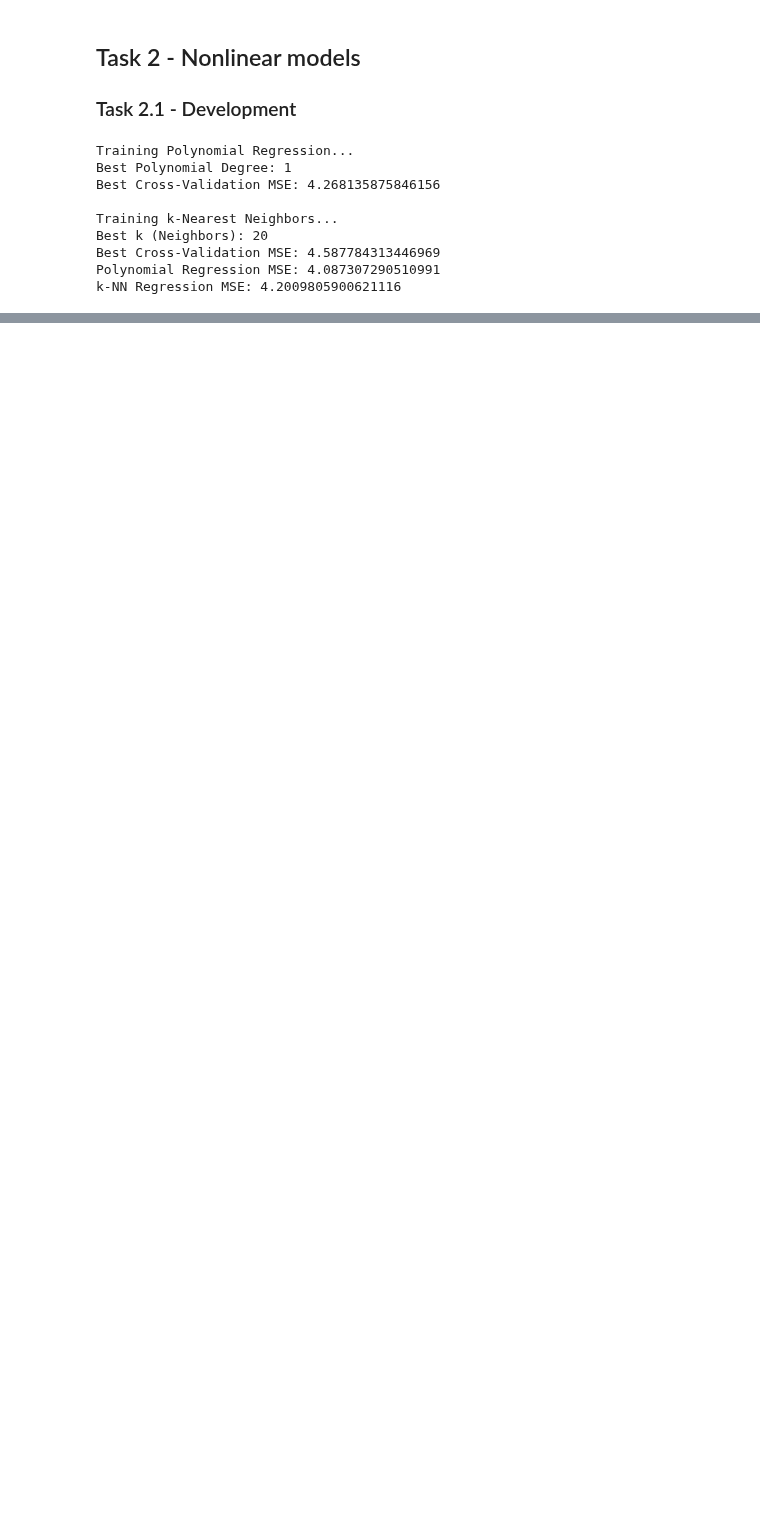
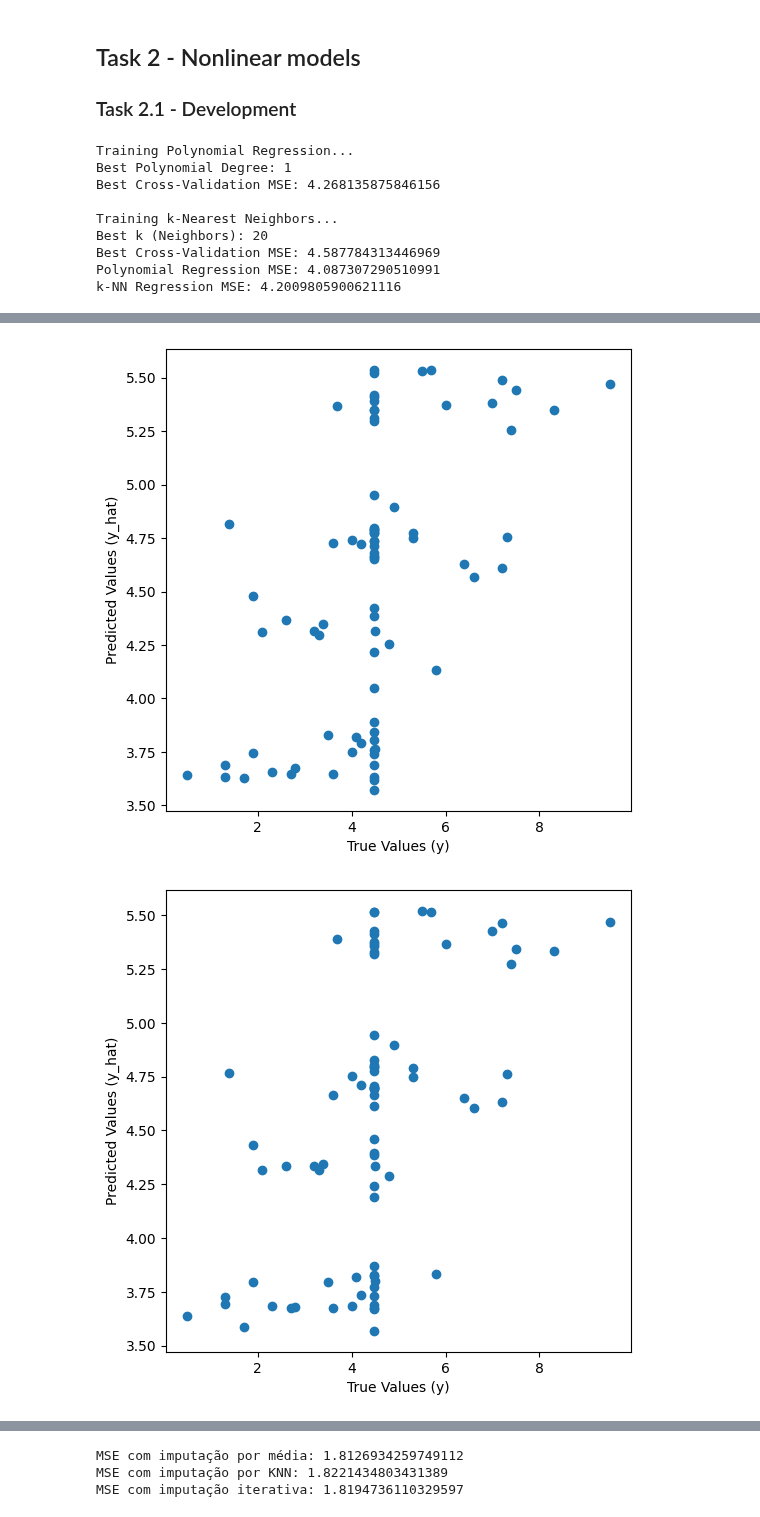
Before and after one commit to zepedrocosta/AA-Projeto2, a Jupyter notebook: Tasks.ipynb, the cells around one changed output, grey strips where cells are left out. Cells and saved outputs as stored; diff of their text form; code cells hidden in the pictures; blank space fills up the shorter version.

```diff
--- a/Tasks.ipynb
+++ b/Tasks.ipynb
@@ -407,0 +482,58 @@ k-NN Regression MSE: 4.2009805900621116
+# %%
+from sklearn.experimental import enable_iterative_imputer
+from sklearn.impute import IterativeImputer
+
+# Create the iterative imputer
+iterative_imputer = IterativeImputer()
+
+# Apply iterative imputation
+X_imputed_iterative = iterative_imputer.fit_transform(X_missingValues)  # X is the feature matrix
+
+y_imputed_iterative = iterative_imputer.fit_transform(y_missingValues.values.reshape(-1, 1))
+# %%
+from sklearn.linear_model import LinearRegression
+from sklearn.metrics import mean_squared_error
+from sklearn.model_selection import train_test_split
+import numpy as np
+
+model = LinearRegression()
+# Função para treinar e avaliar o modelo com diferentes imputações
+def evaluate_imputation(X_imputed, y):
+    # Dividir os dados imputados em treinamento e teste
+    X_train, X_test, y_train, y_test = train_test_split(X_imputed, y, test_size=0.2, random_state=42)
+
+
+
+    # Treinar o modelo
+
+    model.fit(X_train, y_train)
+
+    # Prever os valores
+    y_pred = model.predict(X_test)
+
+    # Calcular o MSE
+    mse = mean_squared_error(y_test, y_pred)
+
+   # Plotar o gráfico y vs y_hat
+    plt.figure(figsize=(6, 6))
+    plt.scatter(y_test, y_pred)
+    plt.xlabel('True Values (y)')
+    plt.ylabel('Predicted Values (y_hat)')
+
+    plt.show()
+
+
+    return mse
+
+# Avaliar as três estratégias de imputação
+mse_mean = evaluate_imputation(X_imputed_mean, y_imputed_mean)
+mse_knn = evaluate_imputation(X_imputed_knn, y_imputed_knn)
+mse_iterative = evaluate_imputation(X_imputed_iterative, y_imputed_iterative)
+
+# Exibir os resultados
+print(f'MSE com imputação por média: {mse_mean}')
+print(f'MSE com imputação por KNN: {mse_knn}')
+print(f'MSE com imputação iterativa: {mse_iterative}')
+# %% [output]
+[figure, added]
+[figure, added]
@@ -407,0 +541,3 @@ k-NN Regression MSE: 4.2009805900621116
+MSE com imputação por média: 1.8126934259749112
+MSE com imputação por KNN: 1.8221434803431389
+MSE com imputação iterativa: 1.8194736110329597
```
Also changed, not shown: parts of 6 cells of this notebook.
